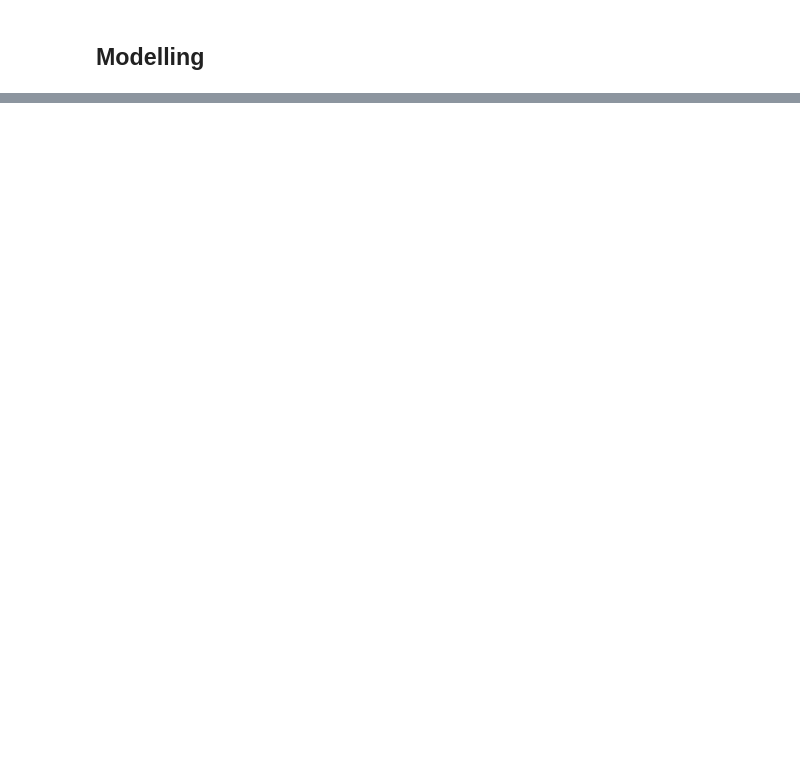
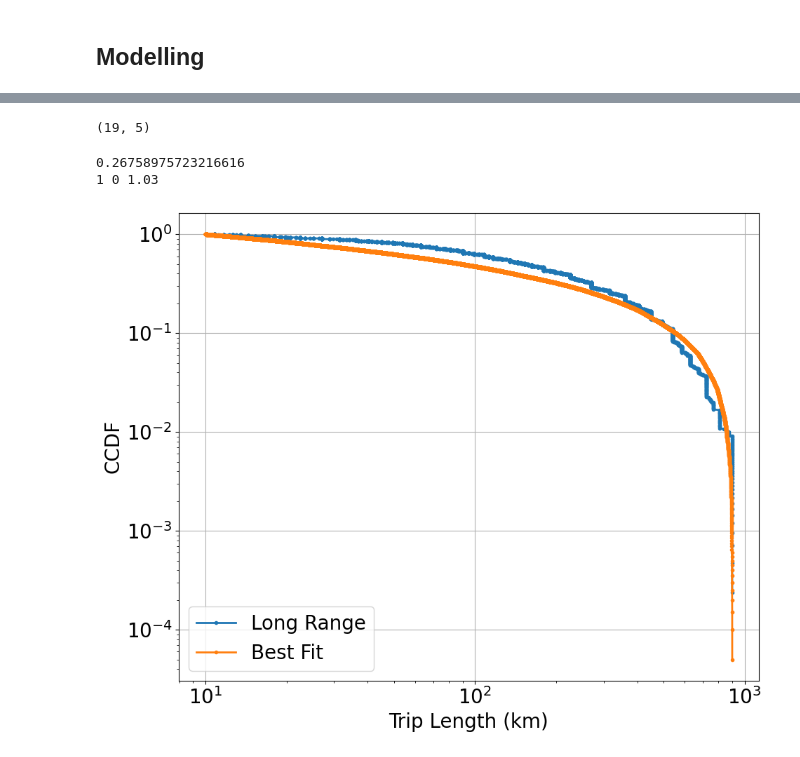
Before and after one commit to HuiranLiu/Long-distance-travel-human-mobility, a Jupyter notebook: Mobility_Levy.ipynb, the cells around one changed output, grey strips where cells are left out. Cells and saved outputs as stored; diff of their text form; code cells hidden in the pictures; blank space fills up the shorter version.

```diff
--- a/Mobility_Levy.ipynb
+++ b/Mobility_Levy.ipynb
@@ -650,7 +220,0 @@ ccdf_draw(datalist,labels)
-# %%
-'''
-Nhts17_Bike
-'''
-datalist=[df_vec,dist1,dist2,dist3]
-labels=['Bicycling','Handpicked','Best Fit','Worst Fit']
-ccdf_draw(datalist,labels)
@@ -735,0 +421,30 @@ df_7days_incidences.to_csv('data/7-days incidences-coordinate.csv')
+# %%
+#line 0 auto driver
+
+# #line 1 handpicked
+# eps1=2
+# p1=0.7
+# alp1=1.1
+# dist1= dist_vec_gen(sampleNumber_visualization,eps1,p1,alp1)
+
+
+# convert to numpy array
+com=np.array(combinable)
+print(com.shape)
+
+#line 2 best fit
+# which error is the lowest
+idx_best=com[:,3].argmin()
+eps2 = com[idx_best,0]
+p2 = com[idx_best,1]
+alp2 = com[idx_best,2]
+dist2= com[idx_best,4]
+
+#line 3 worst fit
+# idx_worst=com[:,3].argmax()
+# eps3 = com[idx_worst,0]
+# p3 = com[idx_worst,1]
+# alp3 = com[idx_worst,2]
+# dist3= com[idx_worst,4]
+# %% [output]
+(19, 5)
@@ -735,0 +456,8 @@ df_7days_incidences.to_csv('data/7-days incidences-coordinate.csv')
+# %%
+#long range
+print(com[:,3].min())
+print(eps2,p2,alp2)
+# print(eps1,p1,alp1,eps2,p2,alp2,eps3,p3,alp3)
+# %% [output]
+0.26758975723216616
+1 0 1.03
@@ -735,0 +501,9 @@ df_7days_incidences.to_csv('data/7-days incidences-coordinate.csv')
+# %%
+'''
+Plotting
+'''
+datalist=[df_vec,dist2]
+labels=['Long Range','Best Fit']
+ccdf_draw(datalist,labels)
+# %% [output]
+[figure, added]
```
Also changed, not shown: parts of 92 cells of this notebook, 9 other files.
